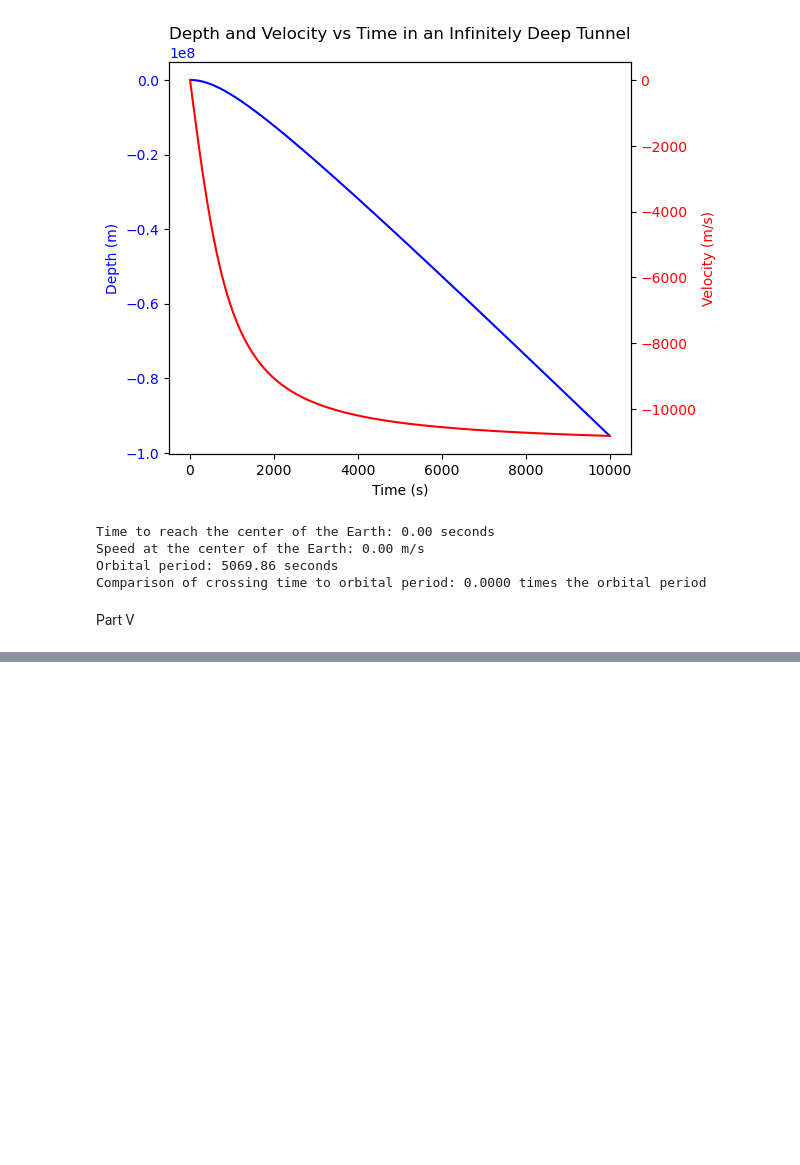
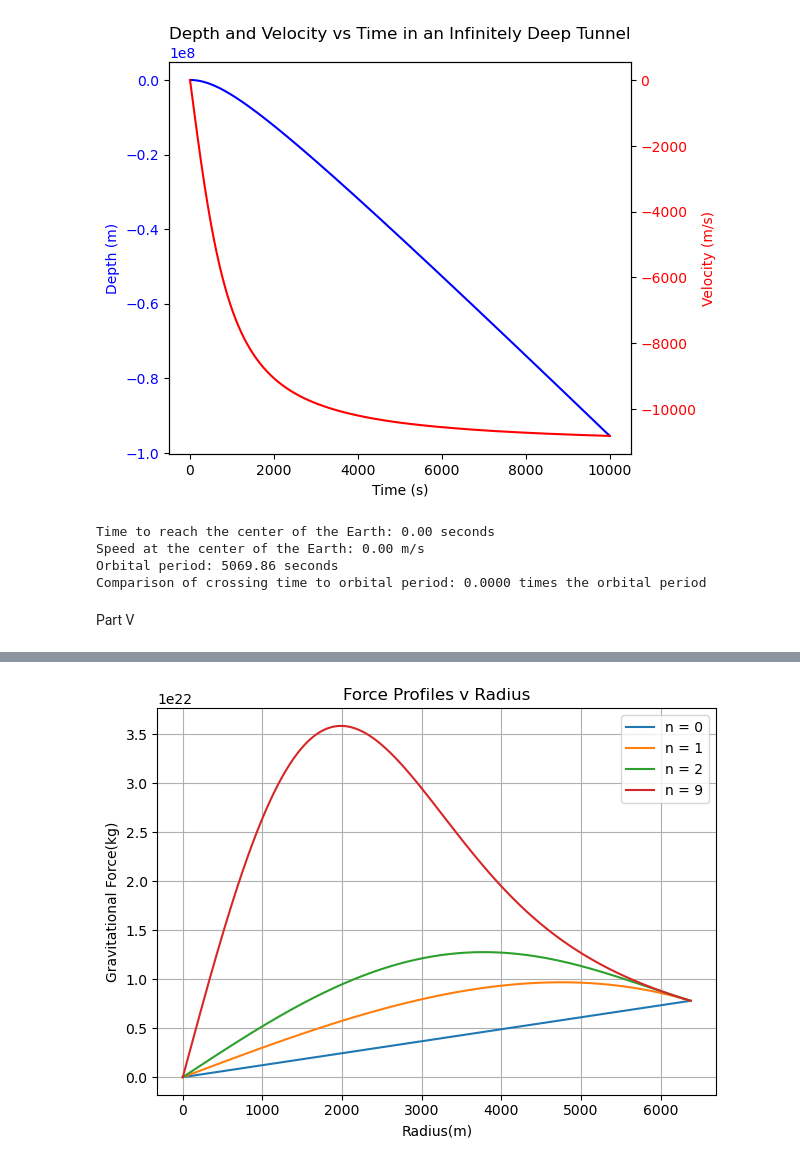
Before and after one commit to eoluwaboro/PHYS265-spring25, a Jupyter notebook: Lab2/Lab2.ipynb, the cells around one changed output, grey strips where cells are left out. Cells and saved outputs as stored; diff of their text form; code cells hidden in the pictures; blank space fills up the shorter version.

```diff
--- a/Lab2/Lab2.ipynb
+++ b/Lab2/Lab2.ipynb
@@ -475,0 +410,30 @@ plt.show()
+# %%
+# compute p_n numerically
+
+def compute_p_n(n):
+    integrand = lambda r: (1-(r**2/R_earth**2))**n * r**2
+    volume_integral, _ = quad(integrand, 0, R_earth)
+    p_n = M_earth/(4*np.pi*volume_integral)
+    return p_n
+
+# gravitationnal force as a function of radius and density
+
+def gravity_force(r, n, p_n):
+    integrand = lambda r_prime: p_n * (1 - (r_prime**2/R_earth**2))**n * r_prime**2
+    m_r, _ = quad(integrand, 0, r)
+    return G * m_r / r**2
+
+fig, ax = plt.subplots()
+for n in n_vals:
+    p_n = compute_p_n(n)
+    F_vals = [gravity_force(r, n, p_n) if r > 1 else 0 for  r in r_vals]
+    ax.plot(r_vals/1000, F_vals, label = f'n = {n}')
+
+ax.set_xlabel('Radius(m)')
+ax.set_ylabel('Gravitational Force(kg)')
+ax.set_title('Force Profiles v Radius')
+ax.legend()
+ax.grid(True)
+plt.tight_layout()
+# %% [output]
+[figure, added]
```
Also changed, not shown: parts of 3 cells of this notebook.
